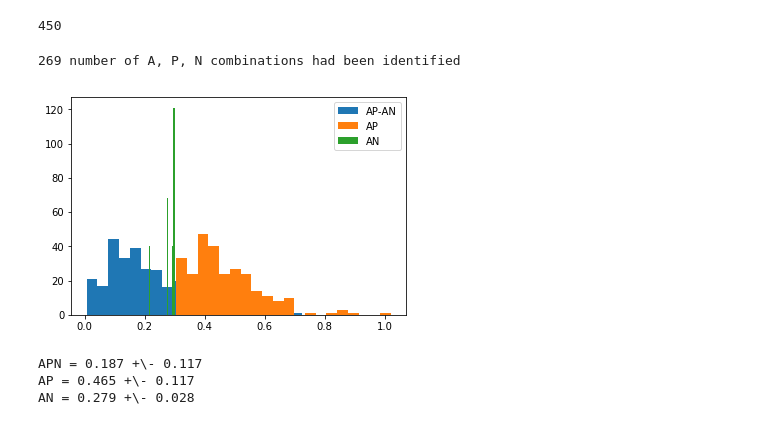
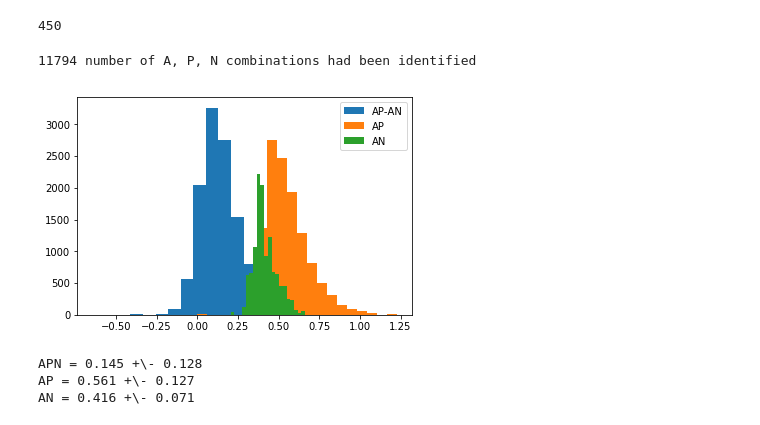
Before and after one commit to zxzhaixiang/FaceRecognition_learning, a Jupyter notebook: Siamese_Face_recognition_APN.ipynb, the cells around one changed output. Saved outputs shown, nothing was run; the diff lists cells and outputs as text; code cells hidden in the pictures.

```diff
--- a/Siamese_Face_recognition_APN.ipynb
+++ b/Siamese_Face_recognition_APN.ipynb
@@ -101,4 +101,4 @@ print(labels_OH.shape)
 # %%
 nPeople = labels_OH.shape[1]
 # %%
-FaceEmbedding = FNModel.predict(FaceData)
+%time FaceEmbedding = FNModel.predict(FaceData)
@@ -248,7 +254,7 @@ A = []
 P = []
 N = []
 
-dist_threshold = 0.3
+dist_threshold = 0.4
 for i in range(nPeople):
     ifaces = np.where(labels==i)[0]
 
@@ -259,7 +265,7 @@ for i in range(nPeople):
 
         #find negative faces
         nNegativeFaces = (FaceEmbedding_Dist[iface,iOtherPerson]<dist_threshold).sum()
-        #nNegativeFaces = max(1,nNegativeFaces)
+        nNegativeFaces = max(1,nNegativeFaces)
         if nNegativeFaces == 0:
             continue
 
@@ -298,31 +304,33 @@ for i in range(nPeople):
 nAPN = len(A)
 print('%d number of A, P, N combinations had been identified' % nAPN)
 # %% [output]
-269 number of A, P, N combinations had been identified
+11794 number of A, P, N combinations had been identified
 # %%
+nAPN = len(A)
+print('%d number of A, P, N combinations had been identified' % nAPN)
 APN, AP, AN = [], [] ,[]
 for i, iA in enumerate(A):
     iP, iN = P[i], N[i]
     Dist_AP = FaceEmbedding_Dist[iA,iP]
     Dist_AN = FaceEmbedding_Dist[iA,iN]
     APN.append(Dist_AP-Dist_AN)
     AP.append(Dist_AP)
     AN.append(Dist_AN)
 
 plt.hist(APN,bins=20,label='AP-AN')
 plt.hist(AP, bins=20,label='AP')
 plt.hist(AN, bins=20,label='AN')
 plt.legend()
 plt.show()
 
 print('APN = %1.3f +\- %1.3f' % (np.array(APN).mean(), np.array(APN).std()))
 print('AP = %1.3f +\- %1.3f' % (np.array(AP).mean(), np.array(AP).std()))
 print('AN = %1.3f +\- %1.3f' % (np.array(AN).mean(), np.array(AN).std()))
 # %% [output]
-[figure, old version]
+[figure, new version]
-APN = 0.187 +\- 0.117
-AP = 0.465 +\- 0.117
-AN = 0.279 +\- 0.028
+APN = 0.145 +\- 0.128
+AP = 0.561 +\- 0.127
+AN = 0.416 +\- 0.071
 # %%
 #SiameseModel.fit([FaceData[A[:5]],FaceData[P[:5]],FaceData[N[:5]]], np.ones((5,)), epochs = 1, batch_size = 32)
 SiameseModel.fit([FaceData[A],FaceData[P],FaceData[N]], np.zeros((nAPN,)), epochs = 1, batch_size = 4)
```
Also changed, not shown: parts of 27 cells of this notebook, 4 other files.
